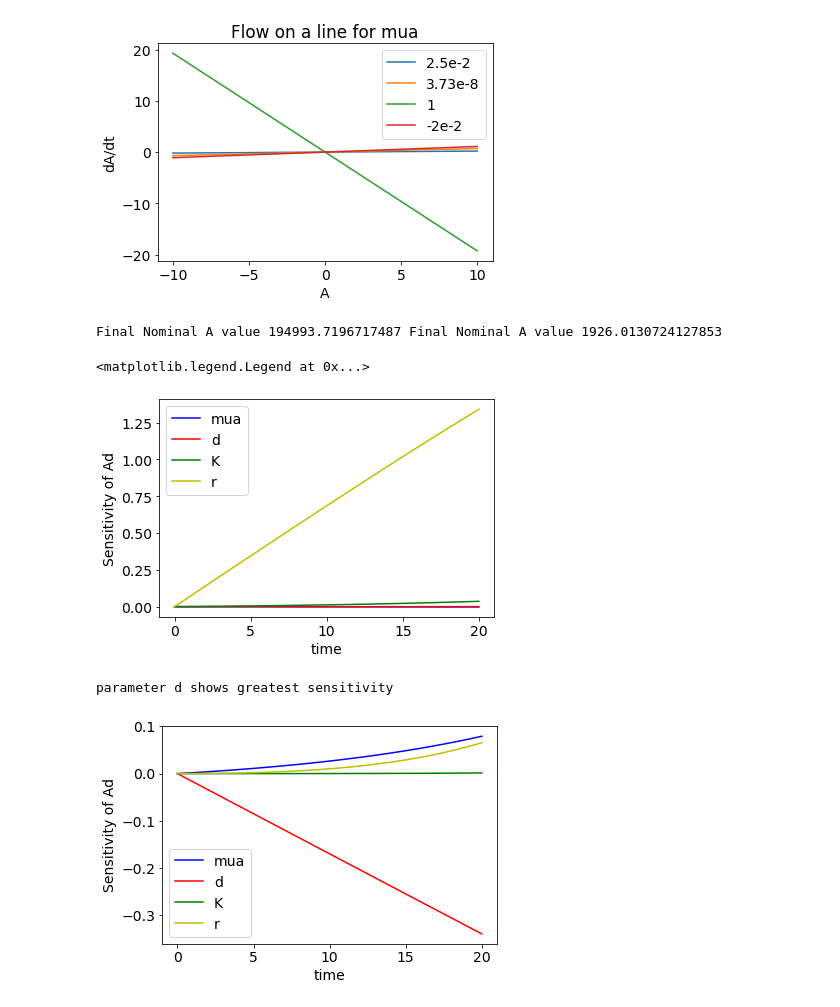
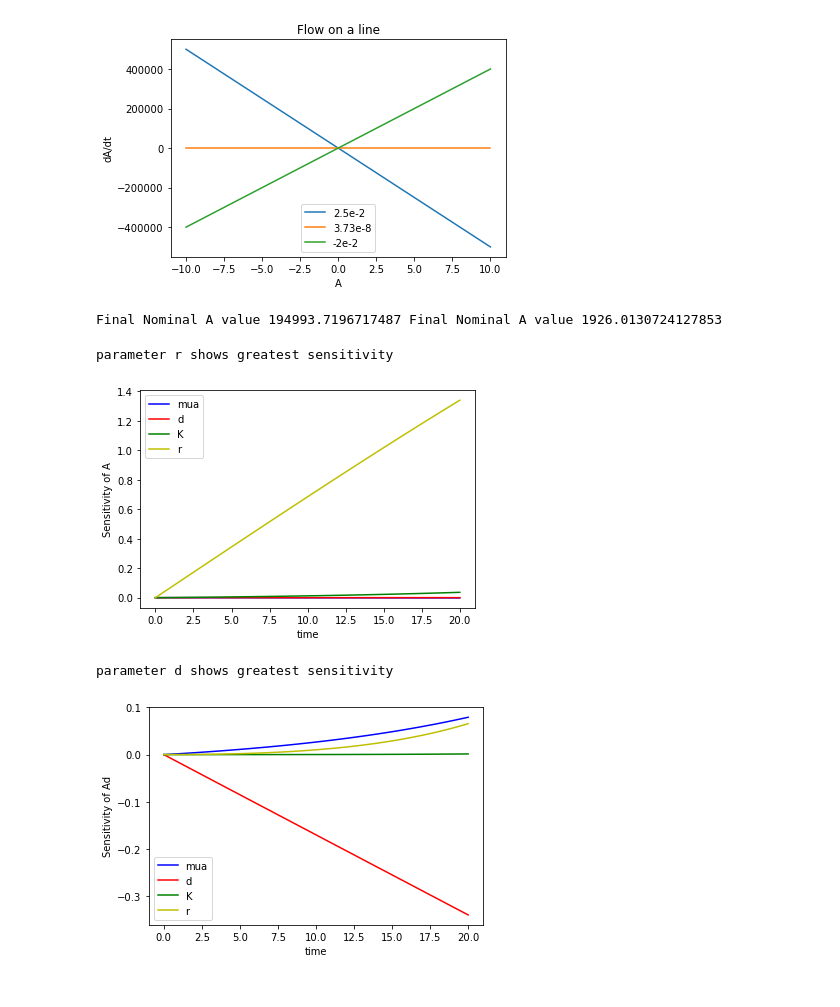
Before and after one commit to traceymoyston/CHE2410_Project2, a Jupyter notebook: project2.ipynb, the cells around one changed output. Saved outputs shown, nothing was run; the diff lists cells and outputs as text; code cells hidden in the pictures.

```diff
--- a/project2.ipynb
+++ b/project2.ipynb
@@ -80,32 +81,35 @@ Text(0.5, 1.0, 'A20 cell simulated growth dynamics with Chlorambucil')
 # %%
 #Bifurcation analysis of the mua parameter with the living cells while at steady state cell death
 
 def flowdA(A,mua):
     r=0.07
     K=4e6
-    Ad=2 #steady state of dead cells ascertained from plot above
+    Ad=2e6 #steady state of dead cells ascertained from plot above
     dAdt=r*A*(1-(A/K))-mua*A*Ad; #living cells
     return dAdt #returns the value of the equation at values of A
 
 
 
 a_vals=np.linspace(-10,10,50) #creates a vector of A values
 
-mua=[2.5e-2,3.73e-8,1,-2e-2] #creates a vector of different values of the parameter mua
+mua=[2.5e-2,3.73e-8,-2e-2] #creates a vector of different values of the parameter mua
 
 
 
 for n in mua: #loops through the different parameter values
     dA_dt = [] #creates an empty vector to add in the differential equation values
     for i in a_vals: #loops through the A value list and evaluates the equation at this value
         dA_dt.append(flowdA(i,n)) #evaluates the differential equation at all the A values for the one specified parameter value
     plt.xlabel("A")
     plt.ylabel("dA/dt")
-    plt.title("Flow on a line for mua")
+    plt.title("Flow on a line")
     plt.plot(a_vals,dA_dt) #plots the solutions
-    plt.legend(["2.5e-2","3.73e-8","1","-2e-2"])
+    plt.legend(["2.5e-2","3.73e-8","-2e-2"])
+
+
+# plt.savefig('bifur.png',bbox_inches='tight')
 # %% [output]
-[figure, old version]
+[figure, new version]
 # %%
 #sensitivity analysis of the parameters
 
@@ -148,9 +152,11 @@ plt.plot(timesteps,((y4[:,0] - y[:,0])/y[:,0])/0.01,'y', label = "r");
 plt.legend()
 
 print("parameter r shows greatest sensitivity")
+
+plt.savefig('Asens.png',bbox_inches='tight')
 # %% [output]
-<matplotlib.legend.Legend at 0x...>
+parameter r shows greatest sensitivity
-[figure, old version]
+[figure, new version]
 # %%
 #plots the values of the solutions with each parameter adjustment
 plt.xlabel("time")
@@ -162,9 +168,11 @@ plt.plot(timesteps,((y4[:,1] - y[:,1])/y[:,1])/0.01,'y', label = "r");
 plt.legend()
 
 print("parameter d shows greatest sensitivity")
+
+plt.savefig('Adsens.png',bbox_inches='tight')
 # %% [output]
 parameter d shows greatest sensitivity
-[figure, old version]
+[figure, new version]
 # %%
 #global sensitivity analysis of the parameters to determine their sensitivity
 
```
Also changed, not shown: parts of 7 cells of this notebook.
